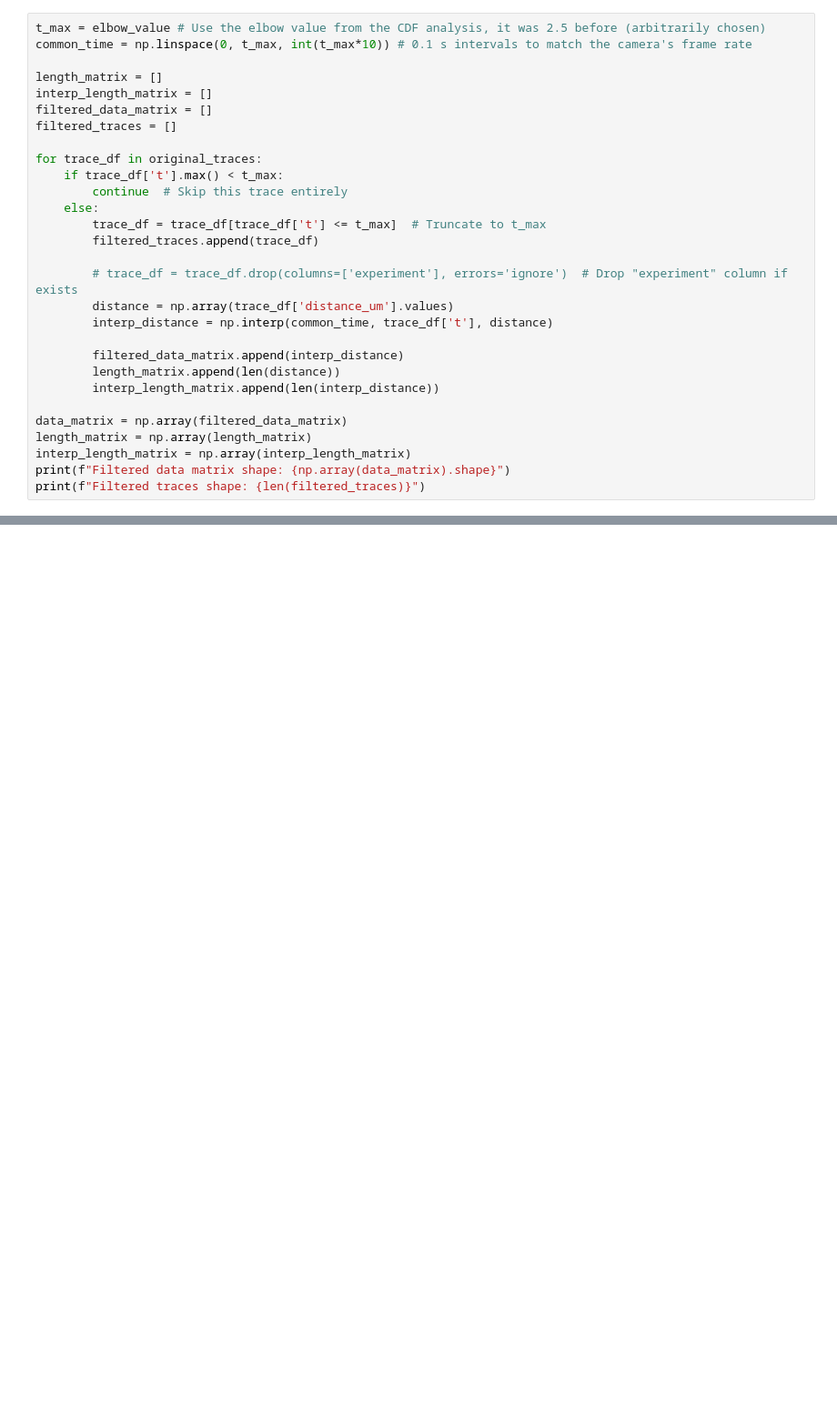
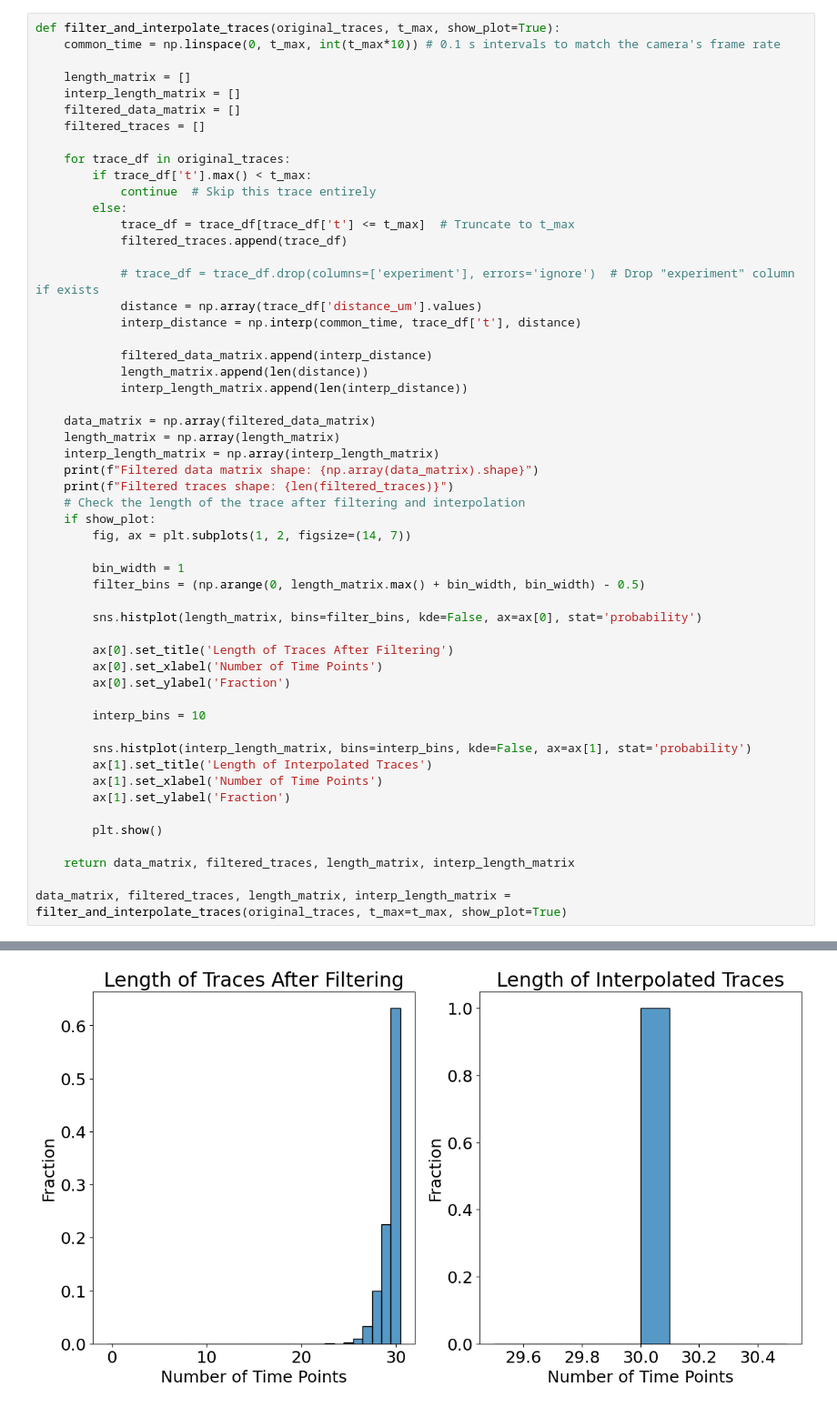
Before and after one commit to walterlab-um/RNA_SPT_in_cellular_condensates, a Jupyter notebook: Trajectories_clustering_analysis.ipynb, the cells around one changed output, grey strips where cells are left out. Shown: that part at 91% size. Cells and saved outputs as stored; diff of their text form; blank space fills up the shorter version.

Commit message:
update clustering analysis

```diff
--- a/Trajectories_clustering_analysis.ipynb
+++ b/Trajectories_clustering_analysis.ipynb
@@ -219,30 +213,55 @@ original_traces[0]
 # %%
-t_max = elbow_value # Use the elbow value from the CDF analysis, it was 2.5 before (arbitrarily chosen)
-common_time = np.linspace(0, t_max, int(t_max*10)) # 0.1 s intervals to match the camera's frame rate
+def filter_and_interpolate_traces(original_traces, t_max, show_plot=True):
+    common_time = np.linspace(0, t_max, int(t_max*10)) # 0.1 s intervals to match the camera's frame rate
 
-length_matrix = []
-interp_length_matrix = []
-filtered_data_matrix = []
-filtered_traces = []
+    length_matrix = []
+    interp_length_matrix = []
+    filtered_data_matrix = []
+    filtered_traces = []
 
-for trace_df in original_traces:
-    if trace_df['t'].max() < t_max:
-        continue  # Skip this trace entirely
-    else:
-        trace_df = trace_df[trace_df['t'] <= t_max]  # Truncate to t_max
-        filtered_traces.append(trace_df)
+    for trace_df in original_traces:
+        if trace_df['t'].max() < t_max:
+            continue  # Skip this trace entirely
+        else:
+            trace_df = trace_df[trace_df['t'] <= t_max]  # Truncate to t_max
+            filtered_traces.append(trace_df)
 
-        # trace_df = trace_df.drop(columns=['experiment'], errors='ignore')  # Drop "experiment" column if exists
-        distance = np.array(trace_df['distance_um'].values)
-        interp_distance = np.interp(common_time, trace_df['t'], distance)
+            # trace_df = trace_df.drop(columns=['experiment'], errors='ignore')  # Drop "experiment" column if exists
+            distance = np.array(trace_df['distance_um'].values)
+            interp_distance = np.interp(common_time, trace_df['t'], distance)
 
-        filtered_data_matrix.append(interp_distance)
-        length_matrix.append(len(distance))
-        interp_length_matrix.append(len(interp_distance))
+            filtered_data_matrix.append(interp_distance)
+            length_matrix.append(len(distance))
+            interp_length_matrix.append(len(interp_distance))
 
-data_matrix = np.array(filtered_data_matrix)
-length_matrix = np.array(length_matrix)
-interp_length_matrix = np.array(interp_length_matrix)
-print(f"Filtered data matrix shape: {np.array(data_matrix).shape}")
-print(f"Filtered traces shape: {len(filtered_traces)}")
+    data_matrix = np.array(filtered_data_matrix)
+    length_matrix = np.array(length_matrix)
+    interp_length_matrix = np.array(interp_length_matrix)
+    print(f"Filtered data matrix shape: {np.array(data_matrix).shape}")
+    print(f"Filtered traces shape: {len(filtered_traces)}")
+    # Check the length of the trace after filtering and interpolation
+    if show_plot:
+        fig, ax = plt.subplots(1, 2, figsize=(14, 7))
+
+        bin_width = 1
+        filter_bins = (np.arange(0, length_matrix.max() + bin_width, bin_width) - 0.5)
+
+        sns.histplot(length_matrix, bins=filter_bins, kde=False, ax=ax[0], stat='probability')
+
+        ax[0].set_title('Length of Traces After Filtering')
+        ax[0].set_xlabel('Number of Time Points')
+        ax[0].set_ylabel('Fraction')
+
+        interp_bins = 10
+
+        sns.histplot(interp_length_matrix, bins=interp_bins, kde=False, ax=ax[1], stat='probability')
+        ax[1].set_title('Length of Interpolated Traces')
+        ax[1].set_xlabel('Number of Time Points')
+        ax[1].set_ylabel('Fraction')
+
+        plt.show()
+
+    return data_matrix, filtered_traces, length_matrix, interp_length_matrix
+
+data_matrix, filtered_traces, length_matrix, interp_length_matrix = filter_and_interpolate_traces(original_traces, t_max=t_max, show_plot=True)
 # %% [output]
@@ -250,0 +270 @@ Filtered traces shape: 147
+[figure, added]
```
Also changed, not shown: parts of 19 cells of this notebook, 6 other files.
